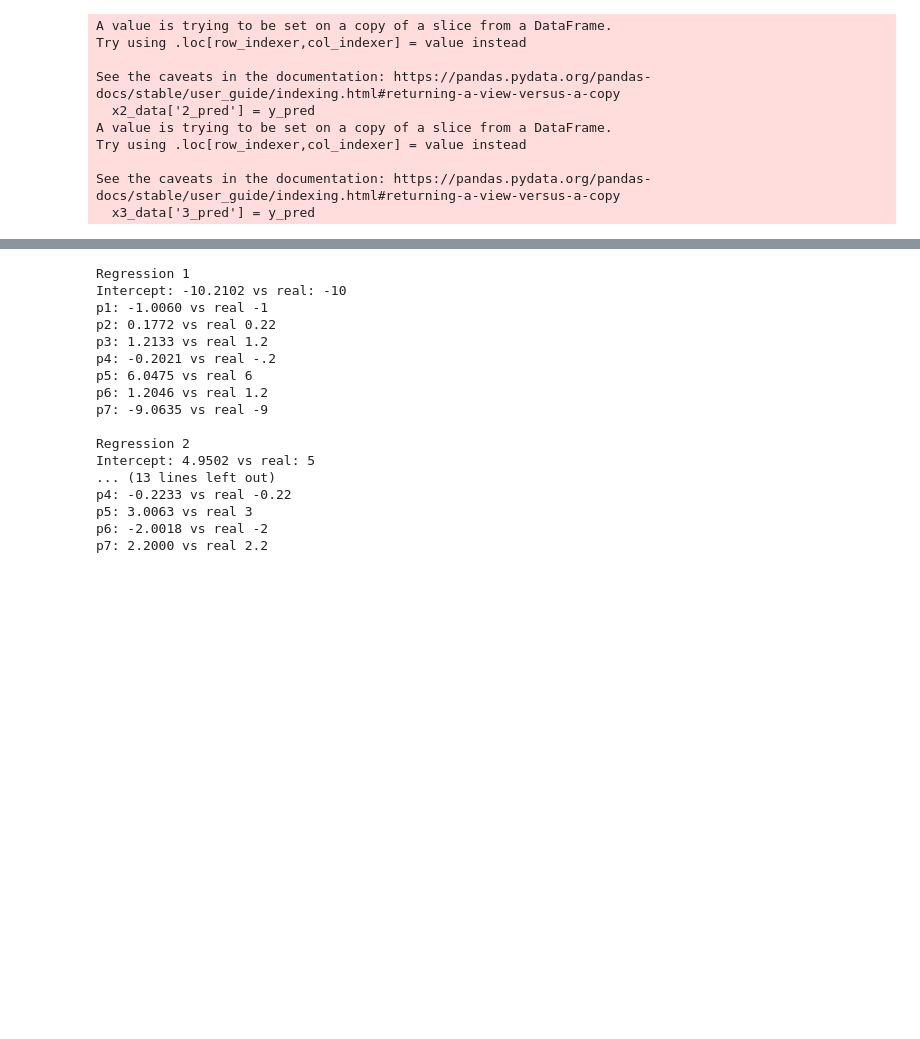
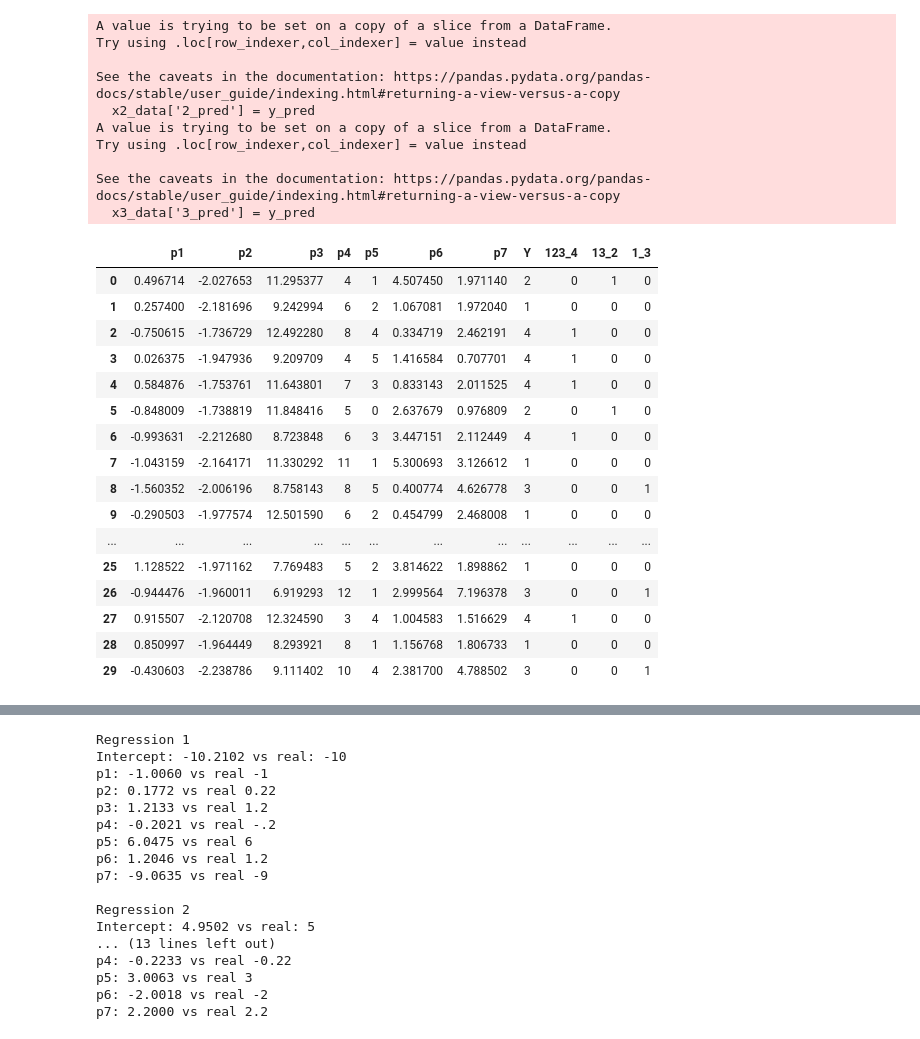
Before and after one commit to maxdixmatthews/multiclass-regression, a Jupyter notebook: generate_data_scratchwork.ipynb, the cells around one changed output, grey strips where cells are left out. Drawn from its saved outputs; the diff is of its cells as text; code cells hidden in the pictures; blank space fills up the shorter version.

```diff
--- a/generate_data_scratchwork.ipynb
+++ b/generate_data_scratchwork.ipynb
@@ -322,3 +328,23 @@ merged_df['Y'] = np.where((merged_df['1_pred'] == 1), 4,
+# %%
+df.head(30)
+# %% [output]
+|  | p1 | p2 | p3 | p4 | p5 | p6 | p7 | Y | 123_4 | 13_2 | 1_3 |
+| 0 | 0.496714 | -2.027653 | 11.295377 | 4 | 1 | 4.507450 | 1.971140 | 2 | 0 | 1 | 0 |
+| 1 | 0.257400 | -2.181696 | 9.242994 | 6 | 2 | 1.067081 | 1.972040 | 1 | 0 | 0 | 0 |
+| 2 | -0.750615 | -1.736729 | 12.492280 | 8 | 4 | 0.334719 | 2.462191 | 4 | 1 | 0 | 0 |
+| 3 | 0.026375 | -1.947936 | 9.209709 | 4 | 5 | 1.416584 | 0.707701 | 4 | 1 | 0 | 0 |
+| 4 | 0.584876 | -1.753761 | 11.643801 | 7 | 3 | 0.833143 | 2.011525 | 4 | 1 | 0 | 0 |
+| 5 | -0.848009 | -1.738819 | 11.848416 | 5 | 0 | 2.637679 | 0.976809 | 2 | 0 | 1 | 0 |
+| 6 | -0.993631 | -2.212680 | 8.723848 | 6 | 3 | 3.447151 | 2.112449 | 4 | 1 | 0 | 0 |
+| 7 | -1.043159 | -2.164171 | 11.330292 | 11 | 1 | 5.300693 | 3.126612 | 1 | 0 | 0 | 0 |
+| 8 | -1.560352 | -2.006196 | 8.758143 | 8 | 5 | 0.400774 | 4.626778 | 3 | 0 | 0 | 1 |
+| 9 | -0.290503 | -1.977574 | 12.501590 | 6 | 2 | 0.454799 | 2.468008 | 1 | 0 | 0 | 0 |
+| ... | ... | ... | ... | ... | ... | ... | ... | ... | ... | ... | ... |
+| 25 | 1.128522 | -1.971162 | 7.769483 | 5 | 2 | 3.814622 | 1.898862 | 1 | 0 | 0 | 0 |
+| 26 | -0.944476 | -1.960011 | 6.919293 | 12 | 1 | 2.999564 | 7.196378 | 3 | 0 | 0 | 1 |
+| 27 | 0.915507 | -2.120708 | 12.324590 | 3 | 4 | 1.004583 | 1.516629 | 4 | 1 | 0 | 0 |
+| 28 | 0.850997 | -1.964449 | 8.293921 | 8 | 1 | 1.156768 | 1.806733 | 1 | 0 | 0 | 0 |
+| 29 | -0.430603 | -2.238786 | 9.111402 | 10 | 4 | 2.381700 | 4.788502 | 3 | 0 | 0 | 1 |
 # %%
 print(accuracy_score(y1_test.to_list(), merged_df[['Y']]))
 print(classification_report(y1_test.to_list(), merged_df[['Y']], target_names=['1','2','3','4']))
```
Also changed, not shown: parts of 4 cells of this notebook, 7 other files.
